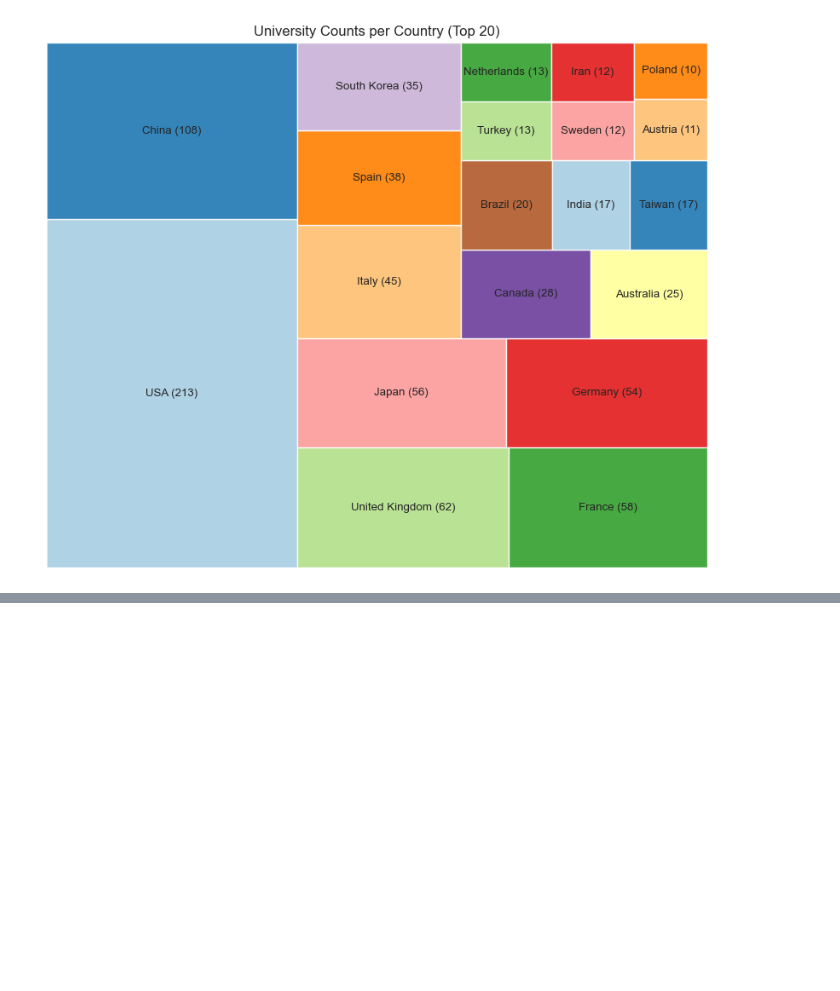
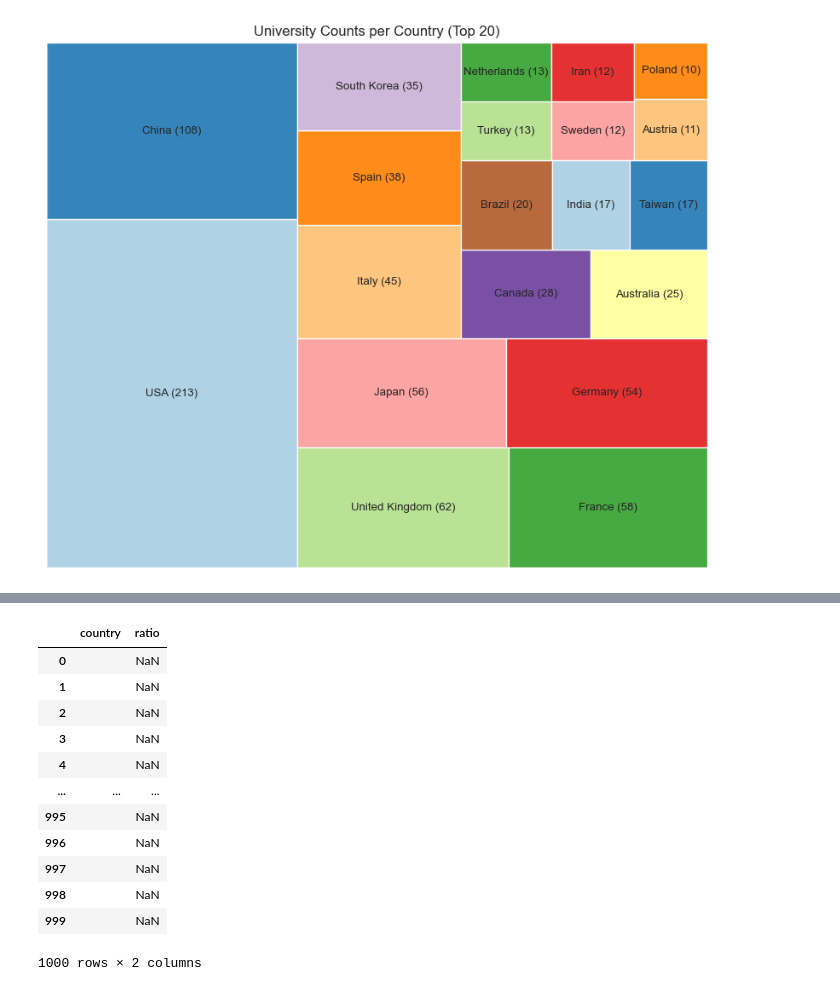
Before and after one commit to sahand-salmani/university-rankings-analysis, a Jupyter notebook: university_ranking.ipynb, the cells around one changed output, grey strips where cells are left out. Cells and saved outputs as stored; diff of their text form; code cells hidden in the pictures; blank space fills up the shorter version.

Commit message:
new objectives added

```diff
--- a/university_ranking.ipynb
+++ b/university_ranking.ipynb
@@ -299,0 +319,22 @@ plt.show()
+# %%
+university_to_population_ratio = np.empty((df.shape[0], 2), dtype='object')
+university_to_population_ratio[:,0] = ''
+university_to_population_ratio[:, 1] = np.NaN
+university_to_population_ratio_columns =['country', 'ratio']
+countries = pd.DataFrame(university_to_population_ratio, columns = university_to_population_ratio_columns)
+# %%
+countries
+# %% [output]
+|  | country | ratio |
+| 0 |  | NaN |
+| 1 |  | NaN |
+| 2 |  | NaN |
+| 3 |  | NaN |
+| 4 |  | NaN |
+| ... | ... | ... |
+| 995 |  | NaN |
+| 996 |  | NaN |
+| 997 |  | NaN |
+| 998 |  | NaN |
+| 999 |  | NaN |
+1000 rows × 2 columns
```
Also changed, not shown: parts of 9 cells of this notebook, 1 other file.
